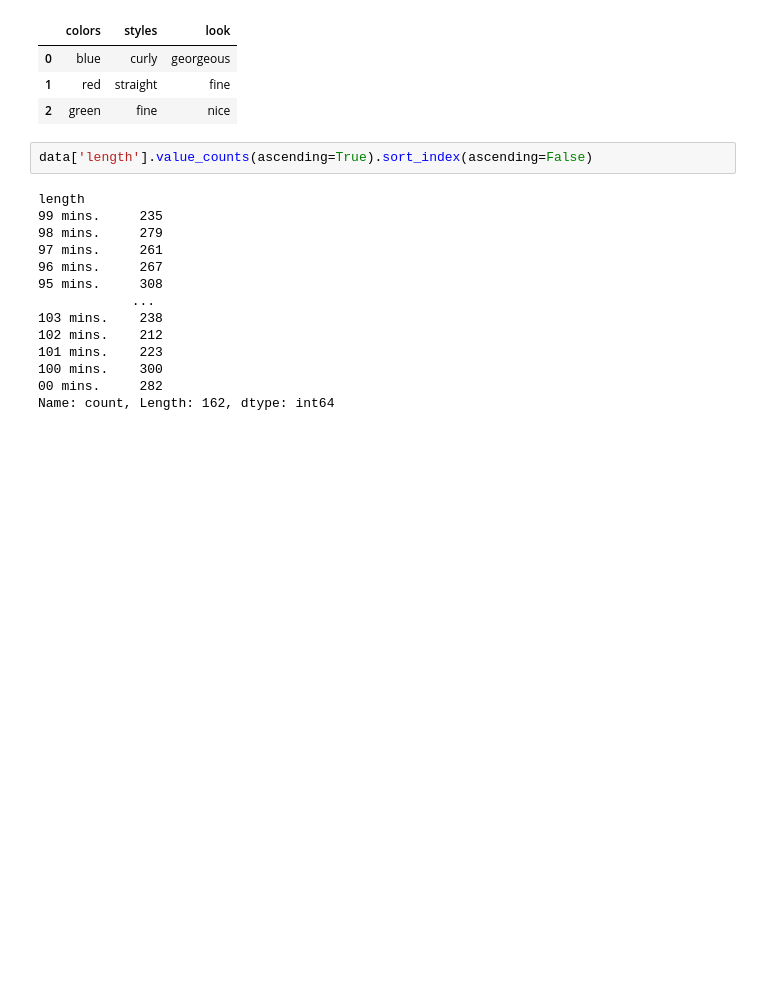
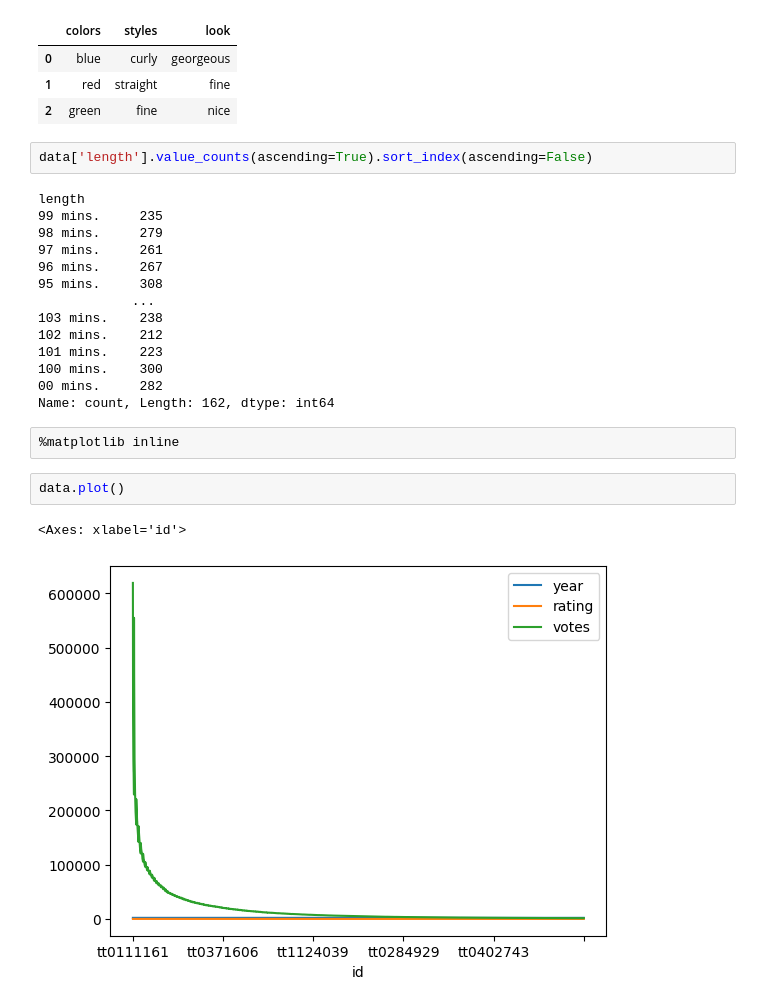
Before and after one commit to abrarishere/PythonLearning2, a Jupyter notebook: python_juypter_files/data_analysis_intro.ipynb, the cells around one changed output. Cells and saved outputs as stored; diff of their text form; blank space fills up the shorter version.

Commit message:
matplotlib and seaborn

```diff
--- a/python_juypter_files/data_analysis_intro.ipynb
+++ b/python_juypter_files/data_analysis_intro.ipynb
@@ -90,3 +90,10 @@ length
 100 mins.    300
 00 mins.     282
 Name: count, Length: 162, dtype: int64
+# %%
+%matplotlib inline
+# %%
+data.plot()
+# %% [output]
+<Axes: xlabel='id'>
+[figure, added]
```
Also changed, not shown: parts of 5 cells of this notebook.
